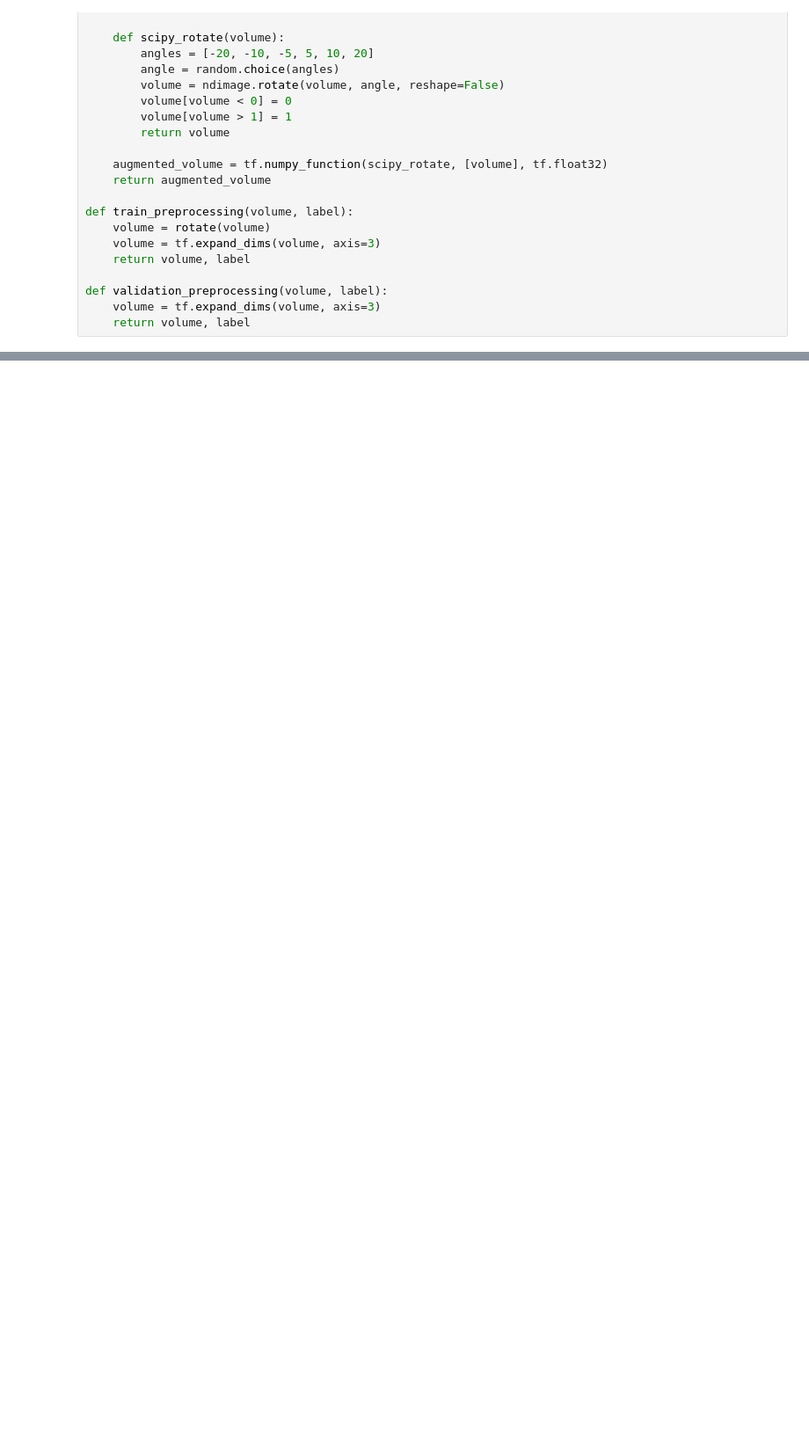
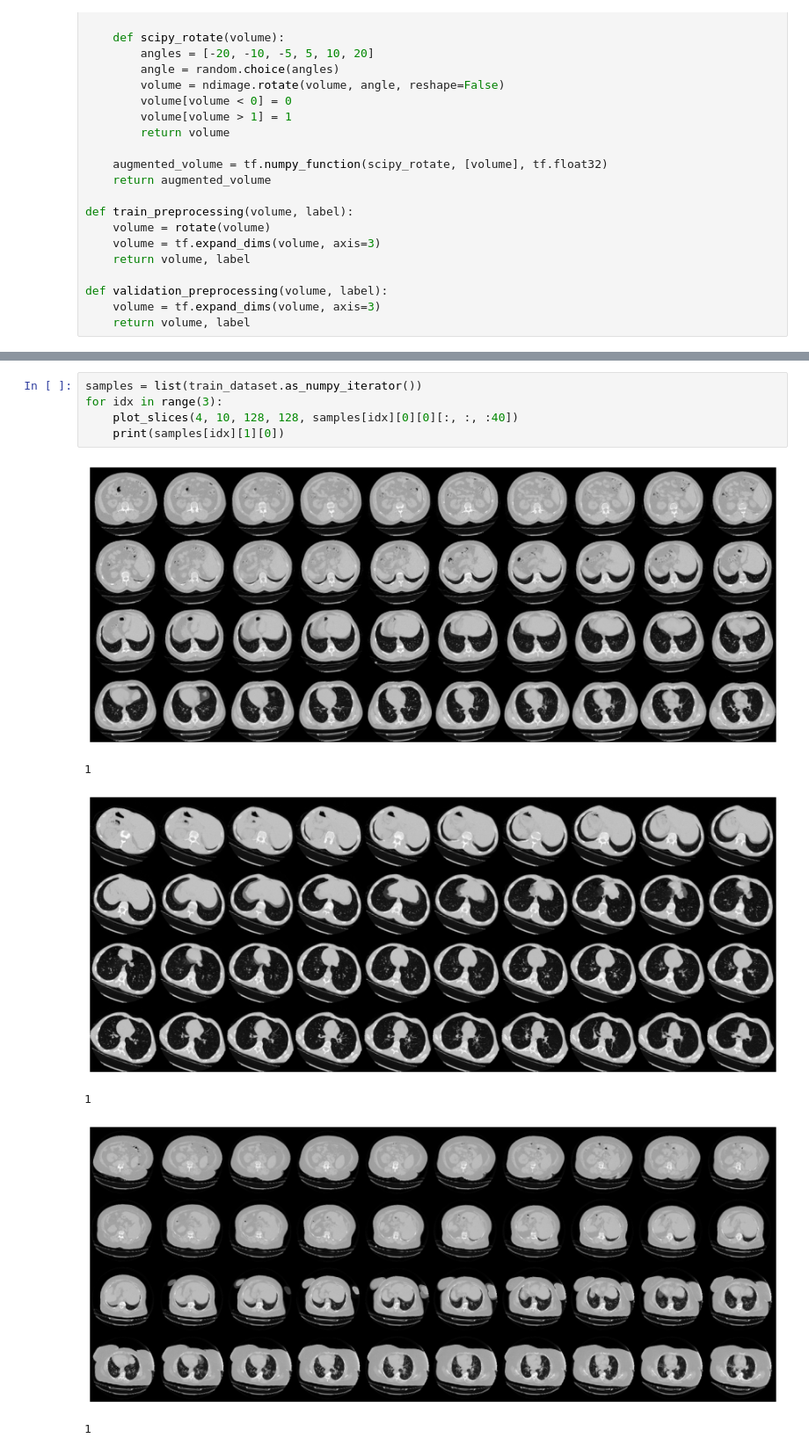
Before and after one commit to evilrace/3d_image_classification, a Jupyter notebook: MosMedCT.ipynb, the cells around one changed output, grey strips where cells are left out. Shown at 88% size. Cells and saved outputs as stored; diff of their text form; blank space fills up the shorter version.

```diff
--- a/MosMedCT.ipynb
+++ b/MosMedCT.ipynb
@@ -241,6 +253,18 @@ Total params: 1,352,897
 Trainable params: 1,351,873
 Non-trainable params: 1,024
 _________________________________________________________________
+# %%
+samples = list(train_dataset.as_numpy_iterator())
+for idx in range(3):
+    plot_slices(4, 10, 128, 128, samples[idx][0][0][:, :, :40])
+    print(samples[idx][1][0])
+# %% [output]
+[figure, added]
+1
+[figure, added]
+1
+[figure, added]
+1
 # %%
 # train the model
 
```
Also changed, not shown: parts of 6 cells of this notebook.
